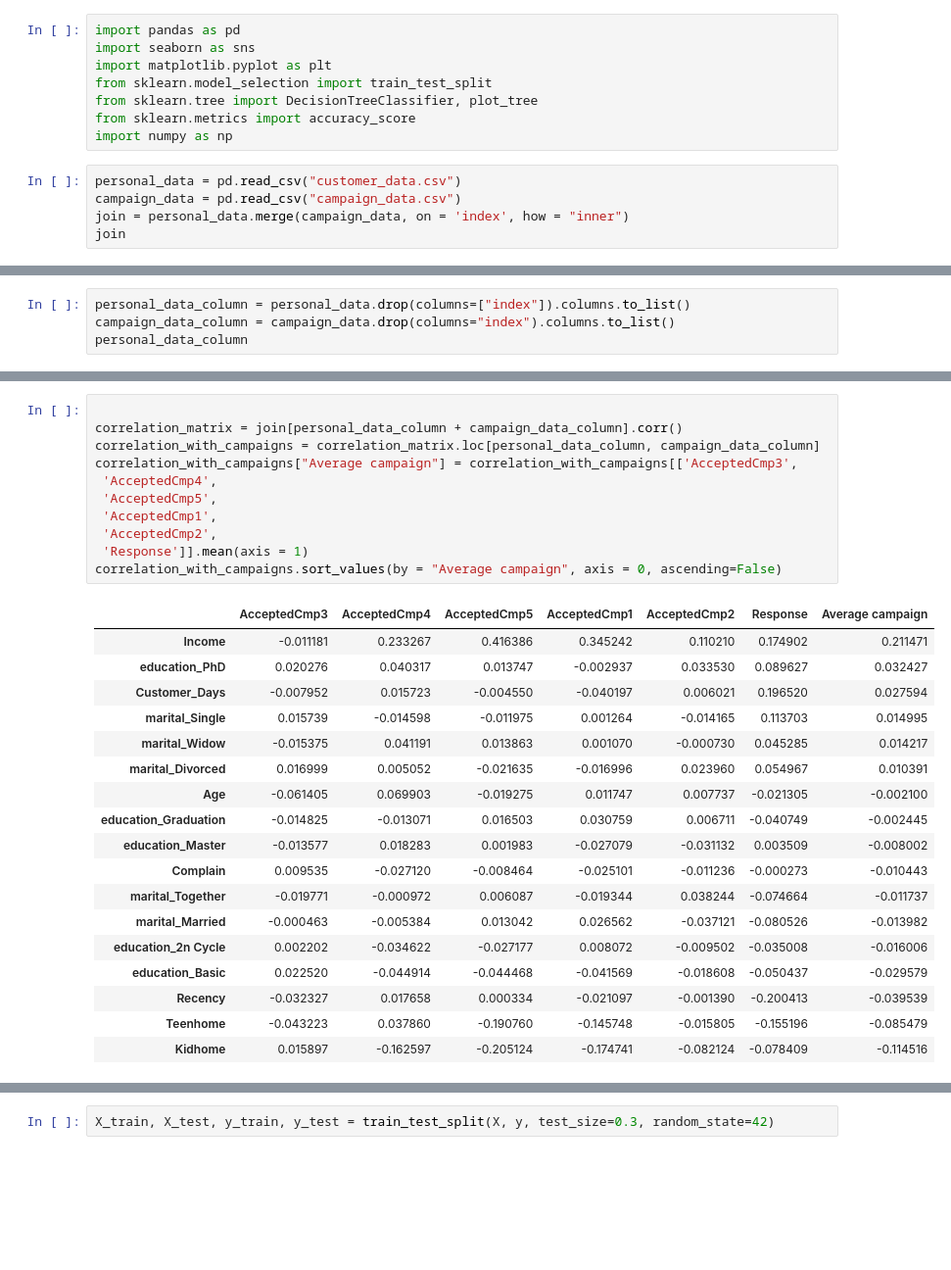
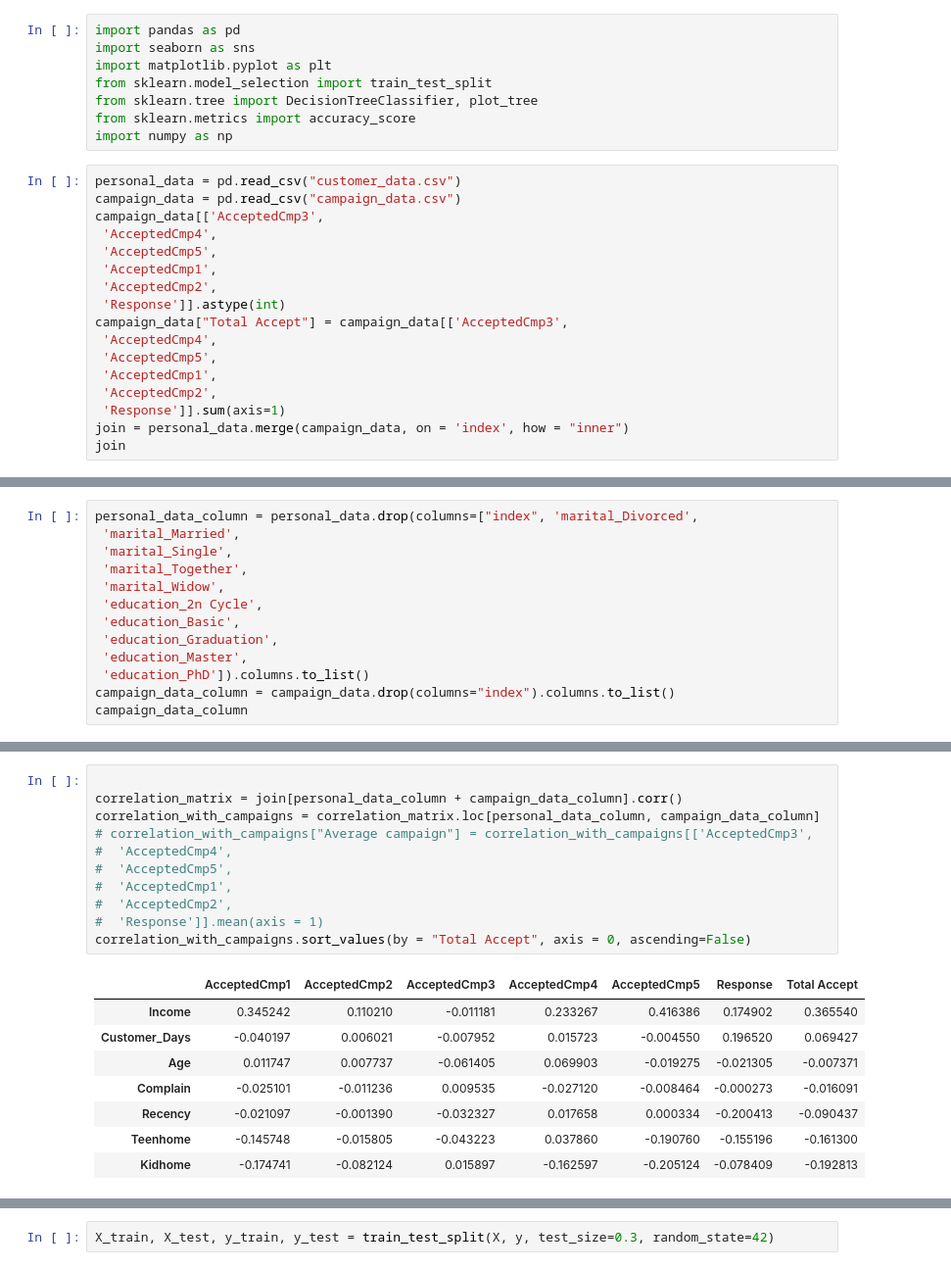
Before and after one commit to kevintao0417/F24_DATA110, a Jupyter notebook: Project/F1/customer_data.ipynb, the cells around one changed output, grey strips where cells are left out. Shown at 98% size. Drawn from its saved outputs; the diff is of its cells as text; blank space fills up the shorter version.

```diff
--- a/Project/F1/customer_data.ipynb
+++ b/Project/F1/customer_data.ipynb
@@ -9,6 +9,18 @@ import numpy as np
 # %%
 personal_data = pd.read_csv("customer_data.csv")
 campaign_data = pd.read_csv("campaign_data.csv")
+campaign_data[['AcceptedCmp3',
+ 'AcceptedCmp4',
+ 'AcceptedCmp5',
+ 'AcceptedCmp1',
+ 'AcceptedCmp2',
+ 'Response']].astype(int)
+campaign_data["Total Accept"] = campaign_data[['AcceptedCmp3',
+ 'AcceptedCmp4',
+ 'AcceptedCmp5',
+ 'AcceptedCmp1',
+ 'AcceptedCmp2',
+ 'Response']].sum(axis=1)
 join = personal_data.merge(campaign_data, on = 'index', how = "inner")
 join
 # %% [output]
@@ -28,5 +40,14 @@ join
 # %%
-personal_data_column = personal_data.drop(columns=["index"]).columns.to_list()
+personal_data_column = personal_data.drop(columns=["index", 'marital_Divorced',
+ 'marital_Married',
+ 'marital_Single',
+ 'marital_Together',
+ 'marital_Widow',
+ 'education_2n Cycle',
+ 'education_Basic',
+ 'education_Graduation',
+ 'education_Master',
+ 'education_PhD']).columns.to_list()
 campaign_data_column = campaign_data.drop(columns="index").columns.to_list()
-personal_data_column
+campaign_data_column
 # %% [output]
@@ -51,33 +61,23 @@ personal_data_column
 # %%
 
 correlation_matrix = join[personal_data_column + campaign_data_column].corr()
 correlation_with_campaigns = correlation_matrix.loc[personal_data_column, campaign_data_column]
-correlation_with_campaigns["Average campaign"] = correlation_with_campaigns[['AcceptedCmp3',
- 'AcceptedCmp4',
- 'AcceptedCmp5',
- 'AcceptedCmp1',
- 'AcceptedCmp2',
- 'Response']].mean(axis = 1)
-correlation_with_campaigns.sort_values(by = "Average campaign", axis = 0, ascending=False)
+# correlation_with_campaigns["Average campaign"] = correlation_with_campaigns[['AcceptedCmp3',
+#  'AcceptedCmp4',
+#  'AcceptedCmp5',
+#  'AcceptedCmp1',
+#  'AcceptedCmp2',
+#  'Response']].mean(axis = 1)
+correlation_with_campaigns.sort_values(by = "Total Accept", axis = 0, ascending=False)
 # %% [output]
-|  | AcceptedCmp3 | AcceptedCmp4 | AcceptedCmp5 | AcceptedCmp1 | AcceptedCmp2 | Response | Average campaign |
-| Income | -0.011181 | 0.233267 | 0.416386 | 0.345242 | 0.110210 | 0.174902 | 0.211471 |
-| education_PhD | 0.020276 | 0.040317 | 0.013747 | -0.002937 | 0.033530 | 0.089627 | 0.032427 |
-| Customer_Days | -0.007952 | 0.015723 | -0.004550 | -0.040197 | 0.006021 | 0.196520 | 0.027594 |
-| marital_Single | 0.015739 | -0.014598 | -0.011975 | 0.001264 | -0.014165 | 0.113703 | 0.014995 |
-| marital_Widow | -0.015375 | 0.041191 | 0.013863 | 0.001070 | -0.000730 | 0.045285 | 0.014217 |
-| marital_Divorced | 0.016999 | 0.005052 | -0.021635 | -0.016996 | 0.023960 | 0.054967 | 0.010391 |
-| Age | -0.061405 | 0.069903 | -0.019275 | 0.011747 | 0.007737 | -0.021305 | -0.002100 |
-| education_Graduation | -0.014825 | -0.013071 | 0.016503 | 0.030759 | 0.006711 | -0.040749 | -0.002445 |
-| education_Master | -0.013577 | 0.018283 | 0.001983 | -0.027079 | -0.031132 | 0.003509 | -0.008002 |
-| Complain | 0.009535 | -0.027120 | -0.008464 | -0.025101 | -0.011236 | -0.000273 | -0.010443 |
-| marital_Together | -0.019771 | -0.000972 | 0.006087 | -0.019344 | 0.038244 | -0.074664 | -0.011737 |
-| marital_Married | -0.000463 | -0.005384 | 0.013042 | 0.026562 | -0.037121 | -0.080526 | -0.013982 |
-| education_2n Cycle | 0.002202 | -0.034622 | -0.027177 | 0.008072 | -0.009502 | -0.035008 | -0.016006 |
-| education_Basic | 0.022520 | -0.044914 | -0.044468 | -0.041569 | -0.018608 | -0.050437 | -0.029579 |
-| Recency | -0.032327 | 0.017658 | 0.000334 | -0.021097 | -0.001390 | -0.200413 | -0.039539 |
-| Teenhome | -0.043223 | 0.037860 | -0.190760 | -0.145748 | -0.015805 | -0.155196 | -0.085479 |
-| Kidhome | 0.015897 | -0.162597 | -0.205124 | -0.174741 | -0.082124 | -0.078409 | -0.114516 |
+|  | AcceptedCmp1 | AcceptedCmp2 | AcceptedCmp3 | AcceptedCmp4 | AcceptedCmp5 | Response | Total Accept |
+| Income | 0.345242 | 0.110210 | -0.011181 | 0.233267 | 0.416386 | 0.174902 | 0.365540 |
+| Customer_Days | -0.040197 | 0.006021 | -0.007952 | 0.015723 | -0.004550 | 0.196520 | 0.069427 |
+| Age | 0.011747 | 0.007737 | -0.061405 | 0.069903 | -0.019275 | -0.021305 | -0.007371 |
+| Complain | -0.025101 | -0.011236 | 0.009535 | -0.027120 | -0.008464 | -0.000273 | -0.016091 |
+| Recency | -0.021097 | -0.001390 | -0.032327 | 0.017658 | 0.000334 | -0.200413 | -0.090437 |
+| Teenhome | -0.145748 | -0.015805 | -0.043223 | 0.037860 | -0.190760 | -0.155196 | -0.161300 |
+| Kidhome | -0.174741 | -0.082124 | 0.015897 | -0.162597 | -0.205124 | -0.078409 | -0.192813 |
 # %%
 plt.figure(figsize=(12, 8))
 sns.heatmap(correlation_with_campaigns, annot=True, cmap="coolwarm", fmt=".2f")
```
Also changed, not shown: parts of 10 cells of this notebook, 2 other files.
